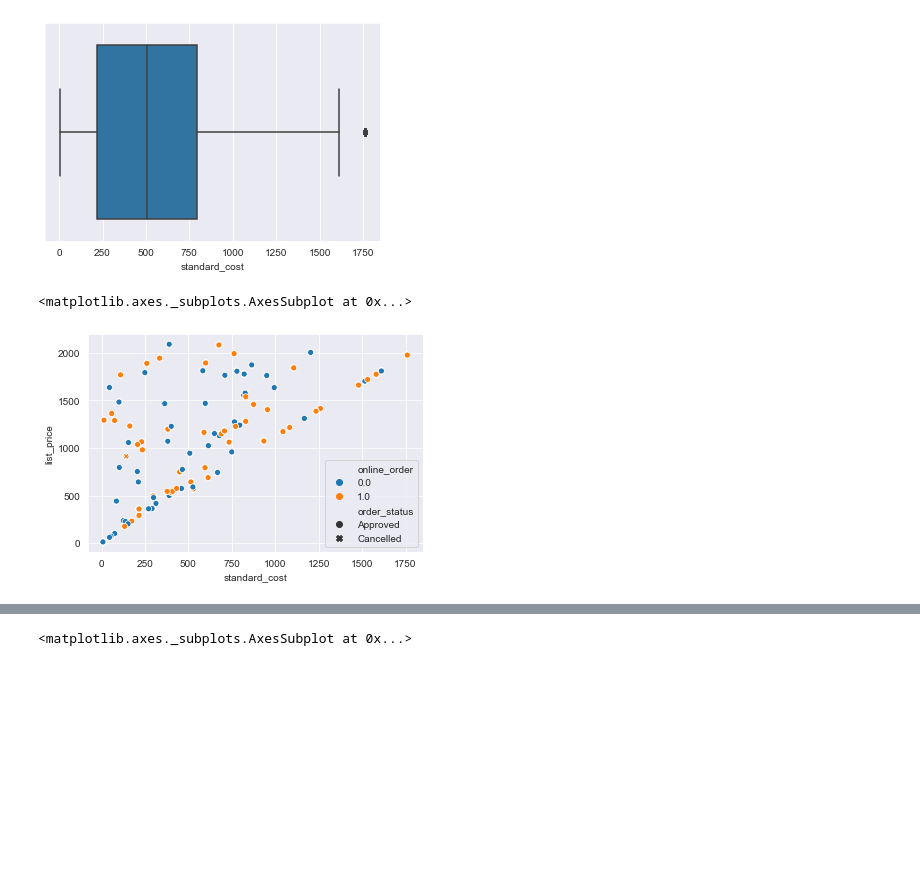
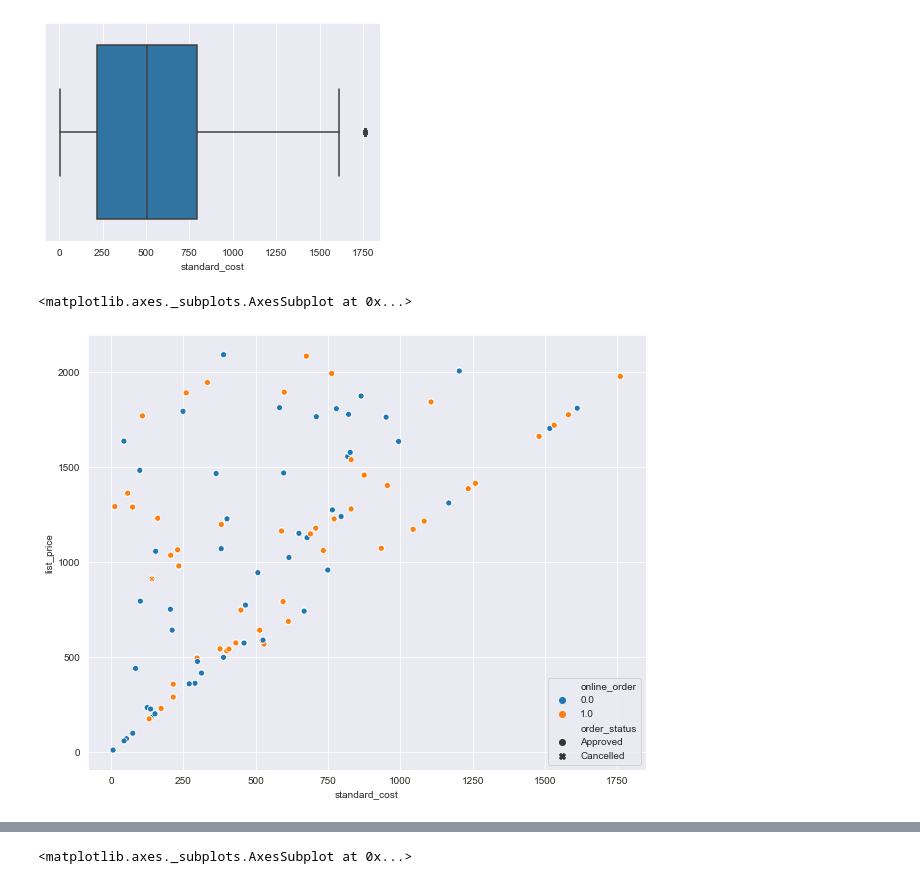
Before and after one commit to victordanok/KPMG-Forage-Internship, a Jupyter notebook: KPMG Module 1.ipynb, the cells around one changed output, grey strips where cells are left out. Drawn from its saved outputs; the diff is of its cells as text; code cells hidden in the pictures; blank space fills up the shorter version.

```diff
--- a/KPMG Module 1.ipynb
+++ b/KPMG Module 1.ipynb
@@ -226,9 +235,10 @@ sns.boxplot(data = customers, x = customers.standard_cost)
 <matplotlib.axes._subplots.AxesSubplot at 0x...>
 [figure]
 # %%
+plt.figure(figsize=(10, 8))
 sns.set_style('darkgrid')
 sns.scatterplot(data = customers, x = 'standard_cost', y = 'list_price', hue = 'online_order', style ='order_status')
 # %% [output]
 <matplotlib.axes._subplots.AxesSubplot at 0x...>
-[figure, old version]
+[figure, new version]
 # %%
```
Also changed, not shown: parts of 28 cells of this notebook, 1 other file.
